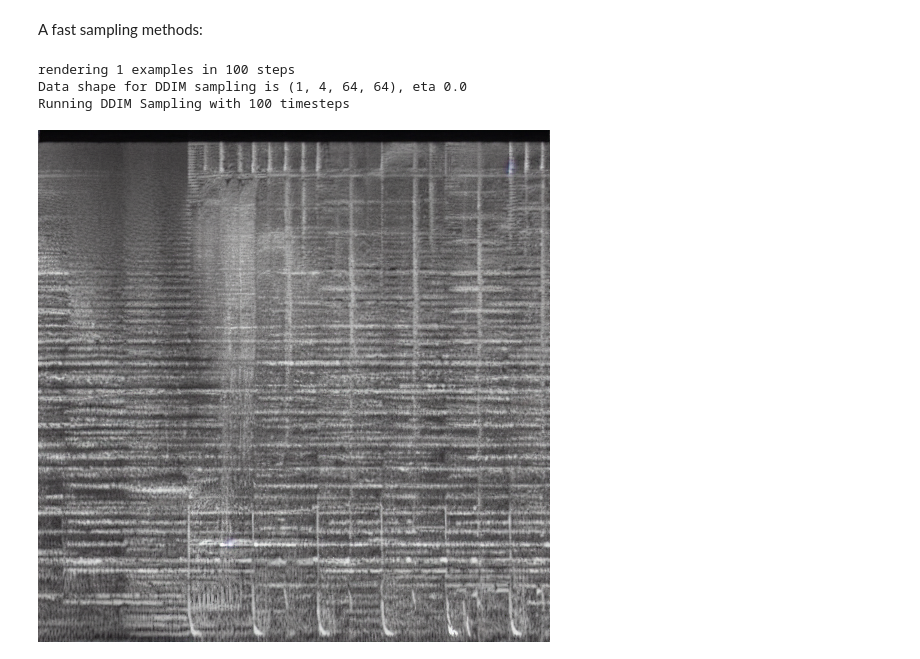
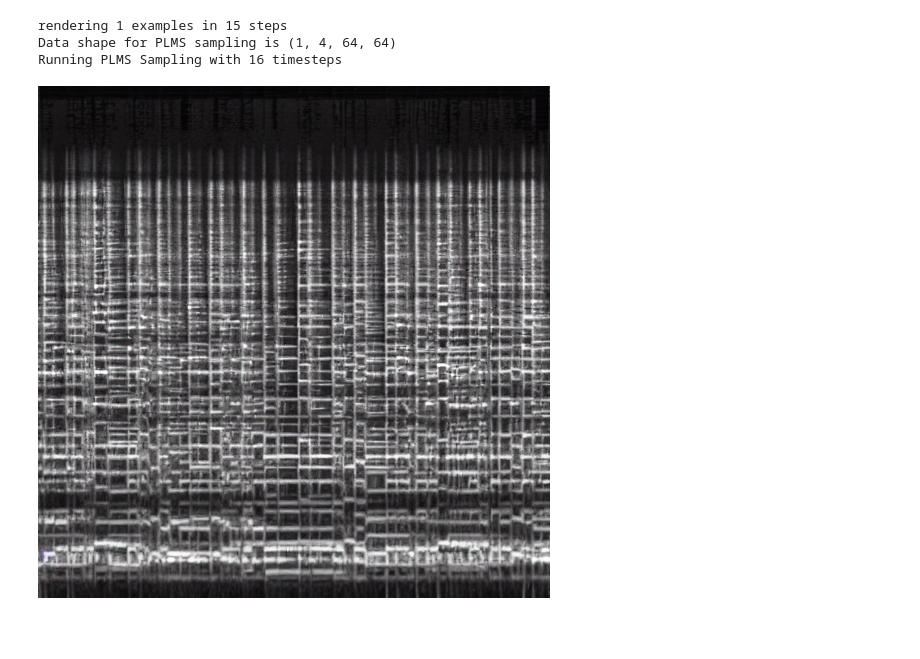
Before and after one commit to altered-state-machine/Melody-Diffusion, a Jupyter notebook: demo_cond.ipynb, the cells around one changed output. Saved outputs shown, nothing was run; the diff lists cells and outputs as text; code cells hidden in the pictures; blank space fills up the shorter version.

Commit message:
demo cond

```diff
--- a/demo_cond.ipynb
+++ b/demo_cond.ipynb
@@ -22,17 +22,20 @@ def load_model_from_config(config, ckpt):
     model.eval()
     return model
 
-# Download the ckpt file at: https://alteredstatemachine-my.sharepoint.com/:u:/g/personal/michael_hu_alteredstatemachine_xyz/Ed2DNniBrs9JnEhS-p9PvqUB3_nPO0ewXJq3exPzOMKZlw?e=fVwnQ8
+# Download the ckpt file at: gs://asm-ai-data/Michael/Misc/station.ckpt
 
-def get_model():
-    config = OmegaConf.load("/home/hu/audio-diffusion/configs/cond_1.5.yaml")
-    model = load_model_from_config(config, "/home/hu/audio-diffusion/logs/2022-12-22T05-17-20_cond_1.5/checkpoints/last.ckpt")
+def get_model(config, ckpt):
+    config = OmegaConf.load(config)
+    model = load_model_from_config(config,ckpt)
     return model
 # %%
 # Load Model and Sampler
 
-from dmm.models.diffusion.ddim import DDIMSampler
+# from dmm.models.diffusion.ddim import DDIMSampler
+from dmm.models.diffusion.pmls import PLMSSampler
 
-model = get_model()
-sampler = DDIMSampler(model) # TODO: Modify this for the uncond model
+config = "/home/hu/audio-diffusion/configs/cond_1.5.yaml"
+ckpt = "/home/hu/audio-diffusion/station.ckpt"
+model = get_model(config, ckpt)
+sampler = PLMSSampler(model) # TODO: Modify this for the uncond model
 # %% [output]
@@ -119,7 +52,6 @@ display(Audio(audio, rate=22050))
-# %% [markdown]
-A fast sampling methods:
 # %%
-# Faster but noisy
+# Generate Spectrum
+
 import numpy as np
 from PIL import Image
 from einops import rearrange
@@ -127,11 +59,12 @@ from torchvision.utils import make_grid
 
 n_samples_per_class = 1
 
-ddim_steps = 100
+ddim_steps = 15
 ddim_eta = 0.0
 
 
-prompts = ["The genre is ambient. piano and violin."]
+# prompts = ["slow, relax, ambient, sleep"]
+prompts = ["guitar, classic"]
 
 uc = model.get_learned_conditioning(n_samples_per_class * [""])
 c = model.get_learned_conditioning(prompts)
@@ -147,25 +80,14 @@ with torch.no_grad():
                                             batch_size=n_samples_per_class,
                                             shape=[4, 64, 64],
                                             verbose=False,
-                                            unconditional_guidance_scale=2.5, # 3.5
+                                            unconditional_guidance_scale=5, # 3.5
                                             unconditional_conditioning=uc,
                                             eta=ddim_eta)
         x_samples_ddim = model.decode_first_stage(samples_ddim)
         x_samples_ddim = torch.clamp((x_samples_ddim+1.0)/2.0,
                                         min=0.0, max=1.0)
         all_samples.append(x_samples_ddim)
-
-
-# display as grid
-grid = torch.stack(all_samples, 0)
-grid = rearrange(grid, 'n b c h w -> (n b) c h w')
-grid = make_grid(grid, nrow=n_samples_per_class)
-
-# to image
-grid = 255. * rearrange(grid, 'c h w -> h w c').cpu().numpy()
-Image.fromarray(grid.astype(np.uint8))
 # %% [output]
-rendering 1 examples in 100 steps
-Data shape for DDIM sampling is (1, 4, 64, 64), eta 0.0
-Running DDIM Sampling with 100 timesteps
+rendering 1 examples in 15 steps
+Data shape for PLMS sampling is (1, 4, 64, 64)
+Running PLMS Sampling with 16 timesteps
-[figure, removed]
@@ -176 +94,8 @@ wav = wav_bytes_from_spectrogram_image(Image.fromarray(grid.astype(np.uint8)))
+# %%
+# Plot Spectrum
+
+g = (x_samples_ddim[0] * 255.).cpu().numpy().transpose(1, 2, 0)
+Image.fromarray(g.astype(np.uint8))
+# %% [output]
+[figure, added]
 # %%
```
Also changed, not shown: parts of 12 cells of this notebook, 4 other files.
